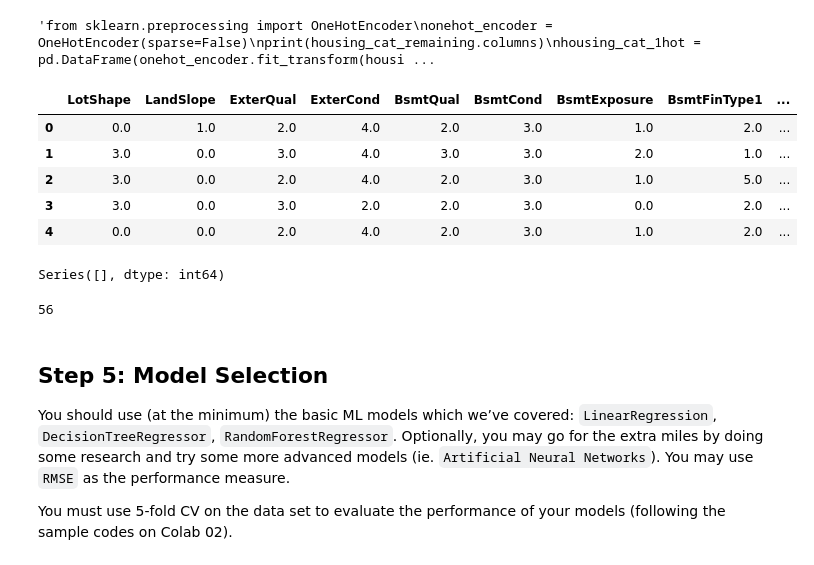
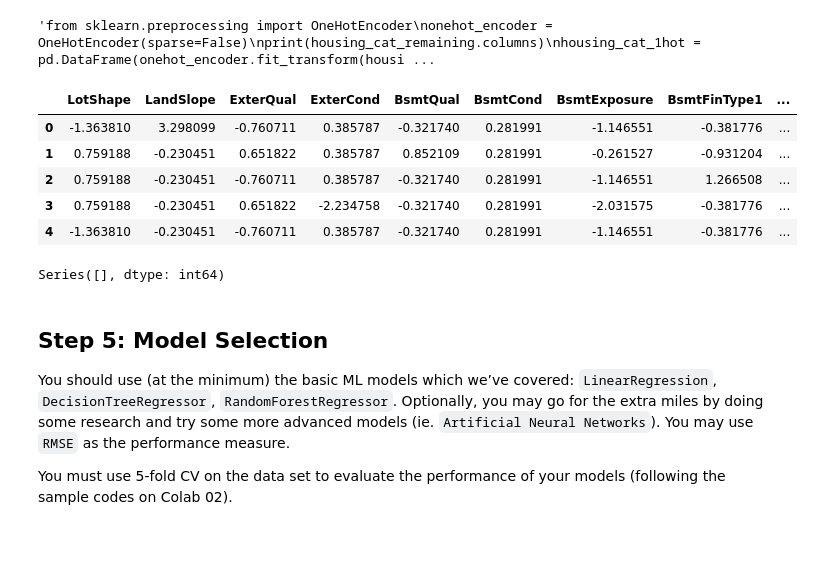
Before and after one commit to eva-butler/CS4774, a Jupyter notebook: Codeathon/sae9fp_codeathon_1.ipynb, the cells around one changed output. Cells and saved outputs as stored; diff of their text form; code cells hidden in the pictures.

```diff
--- a/Codeathon/sae9fp_codeathon_1.ipynb
+++ b/Codeathon/sae9fp_codeathon_1.ipynb
@@ -597,15 +590,15 @@ openporchsf_ix = 224
 totrms_ix = 218
 fireplaces_ix = 219
 
+#like we did in class, this custom transformer makes new features.
 class CombinedAttributesAdder(BaseEstimator, TransformerMixin):
-    def __init__(self):  # No conditional logic now, features will always be added
+    def __init__(self):
         pass
 
     def fit(self, X, y=None):
-        return self  # No fitting required
+        return self
 
     def transform(self, X, y=None):
-        # Create the new features (assuming X is a NumPy array)
         overallqual_squared = X[:, overallqual_ix] ** 2
         grlivarea_squared = X[:, grlivarea_ix] ** 2
         garage_cars_area = X[:, garagearea_ix] * X[:, garagecars_ix]
@@ -613,7 +606,6 @@ class CombinedAttributesAdder(BaseEstimator, TransformerMixin):
                     - X[:, lowqualfinsf_ix] + X[:, wooddecksf_ix] + X[:, openporchsf_ix])
         total_pos = X[:, totrms_ix] + X[:, fireplaces_ix] + X[:, garagecars_ix]
 
-        # Return the original array with the new attributes added
         return np.c_[X, overallqual_squared, grlivarea_squared, garage_cars_area, total_sf, total_pos]
 
 
@@ -641,7 +633,7 @@ ordinal_pipeline = Pipeline(steps=[
 ])
 
 onehot_pipeline = Pipeline(steps=[
-    ('1hot_encoder', OneHotEncoder(sparse=False)),
+    ('1hot_encoder', OneHotEncoder(sparse=False, handle_unknown='ignore')),
     ('imputer', SimpleImputer(strategy='median'))
 ])
 
@@ -650,39 +642,41 @@ numerical_pipeline = Pipeline(steps=[
 
 ])
 
 process = ColumnTransformer(
     transformers=[
         ('drop', drop_pipeline, columns_to_drop),
         ('ordinal', ordinal_pipeline, columns_to_ordinal_encode),
         ('1hot', onehot_pipeline, columns_to_1hot),
         ('numerical', numerical_pipeline, housing_num.columns),
 
     ],
     remainder='passthrough'
 )
 
 final_pipeline = Pipeline(steps=[
     ('preprocessor', process),
-    ('feature_engineering', CombinedAttributesAdder())
+    ('feature_engineering', CombinedAttributesAdder()),
+    ('scaler', StandardScaler())
 ])
 
+#this part was annoyying to figure out and I need to figure out if there is some way to incorporate this into the pipeline of steps
 housing_transformed = final_pipeline.fit_transform(housing)
 
 ordinal_encoded_columns = columns_to_ordinal_encode
 onehot_encoded_columns = final_pipeline.named_steps['preprocessor'].named_transformers_['1hot'].named_steps['1hot_encoder'].get_feature_names_out(columns_to_1hot)
 numerical_columns = housing_num.columns
 remainder_columns = housing_cat.drop(columns=columns_to_ordinal_encode + columns_to_1hot).columns
 final_column_names = list(ordinal_encoded_columns) + list(onehot_encoded_columns)+ list(numerical_columns)  +new_feature_columns+ list(remainder_columns)
 
 housing_transformed = pd.DataFrame(housing_transformed, columns=final_column_names)
 housing_transformed.head()
 # %% [output]
 |  | LotShape | LandSlope | ExterQual | ExterCond | BsmtQual | BsmtCond | BsmtExposure | BsmtFinType1 | ... |
-| 0 | 0.0 | 1.0 | 2.0 | 4.0 | 2.0 | 3.0 | 1.0 | 2.0 | ... |
-| 1 | 3.0 | 0.0 | 3.0 | 4.0 | 3.0 | 3.0 | 2.0 | 1.0 | ... |
-| 2 | 3.0 | 0.0 | 2.0 | 4.0 | 2.0 | 3.0 | 1.0 | 5.0 | ... |
-| 3 | 3.0 | 0.0 | 3.0 | 2.0 | 2.0 | 3.0 | 0.0 | 2.0 | ... |
-| 4 | 0.0 | 0.0 | 2.0 | 4.0 | 2.0 | 3.0 | 1.0 | 2.0 | ... |
+| 0 | -1.363810 | 3.298099 | -0.760711 | 0.385787 | -0.321740 | 0.281991 | -1.146551 | -0.381776 | ... |
+| 1 | 0.759188 | -0.230451 | 0.651822 | 0.385787 | 0.852109 | 0.281991 | -0.261527 | -0.931204 | ... |
+| 2 | 0.759188 | -0.230451 | -0.760711 | 0.385787 | -0.321740 | 0.281991 | -1.146551 | 1.266508 | ... |
+| 3 | 0.759188 | -0.230451 | 0.651822 | -2.234758 | -0.321740 | 0.281991 | -2.031575 | -0.381776 | ... |
+| 4 | -1.363810 | -0.230451 | -0.760711 | 0.385787 | -0.321740 | 0.281991 | -1.146551 | -0.381776 | ... |
 # %%
 incomplete_rows = housing_transformed[housing_transformed.isnull().any(axis=1)]
 incomplete_rows
@@ -692,12 +686,8 @@ nan_count = housing_transformed.isna().sum()
 nan_count = nan_count[nan_count > 0]
 
 print(nan_count)
-
-housing_transformed.columns
-housing.columns.get_loc('Fireplaces')
 # %% [output]
 Series([], dtype: int64)
-56
 # %% [markdown]
 ## Step 5: Model Selection
 You should use (at the minimum) the basic ML models which we’ve covered: `LinearRegression`, `DecisionTreeRegressor`, `RandomForestRegressor`. Optionally, you may go for the extra miles by doing some research and try some more advanced models (ie. `Artificial Neural Networks`). You may use `RMSE` as the performance measure.
```
Also changed, not shown: parts of 27 cells of this notebook.
